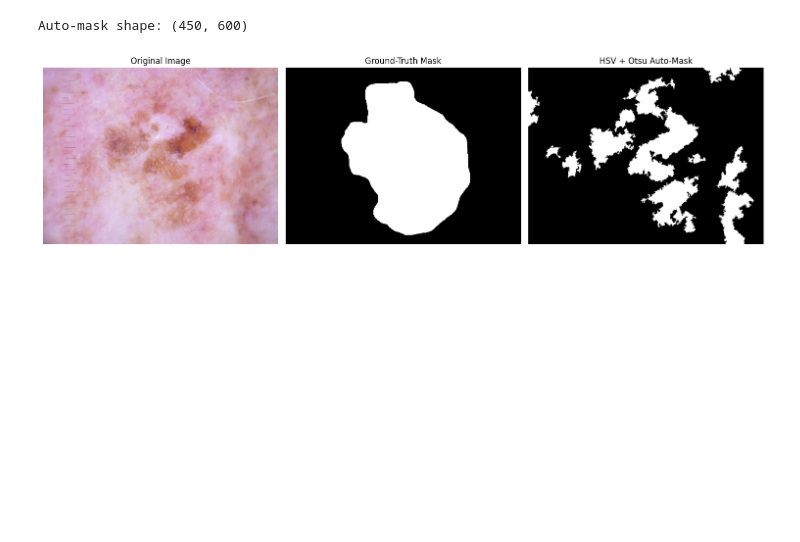
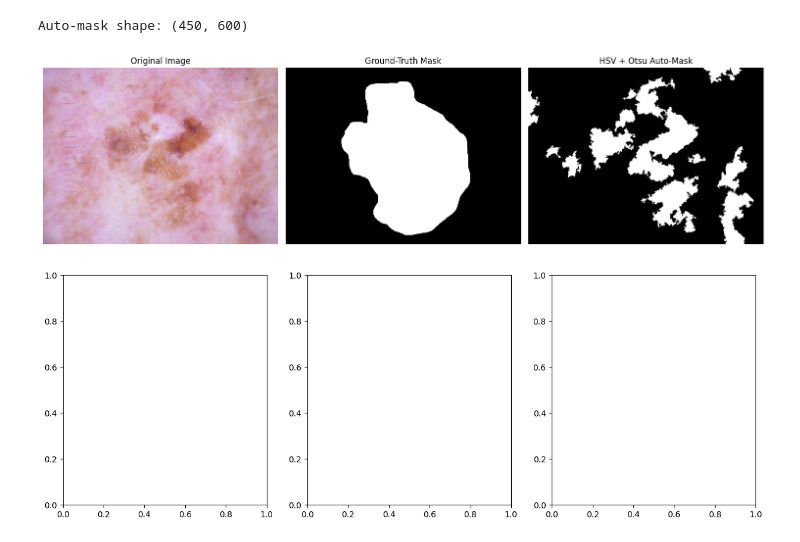
Before and after one commit to elenaajayi/Computer-Vision-Fundamentals---CUS-754, a Jupyter notebook: Capstone_Project/Project.ipynb, the cells around one changed output. Saved outputs shown, nothing was run; the diff lists cells and outputs as text; code cells hidden in the pictures; blank space fills up the shorter version.

```diff
--- a/Capstone_Project/Project.ipynb
+++ b/Capstone_Project/Project.ipynb
@@ -95,4 +146,8 @@ plt.show()
 # %%
 #apply to image
 masked_img = img.copy()
 masked_img[auto_mask == 0] = 0
+# now let’s look at them side-by-side
+fig, axes = plt.subplots(1, 3, figsize=(15, 5))
+# %% [output]
+[figure, added]
```
Also changed, not shown: parts of 12 cells of this notebook.
